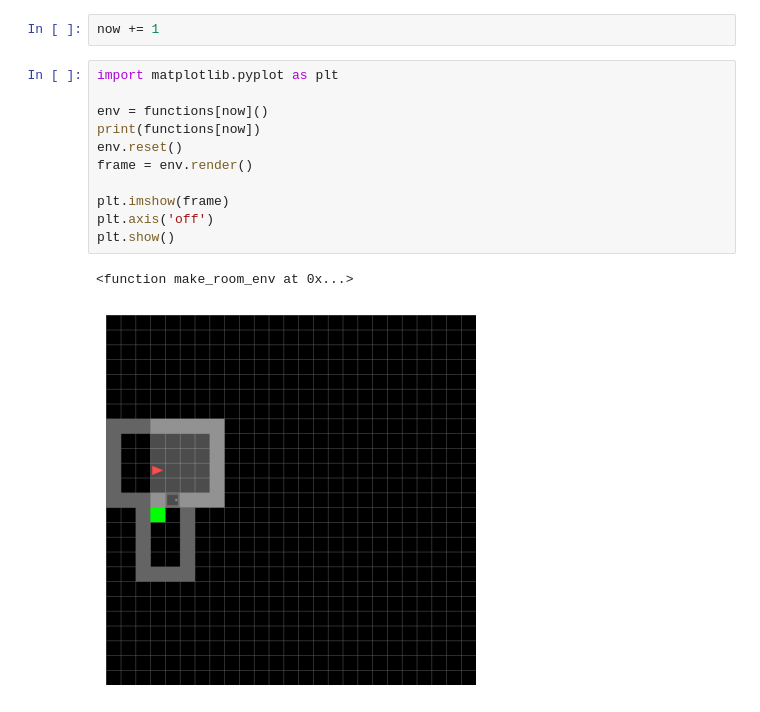
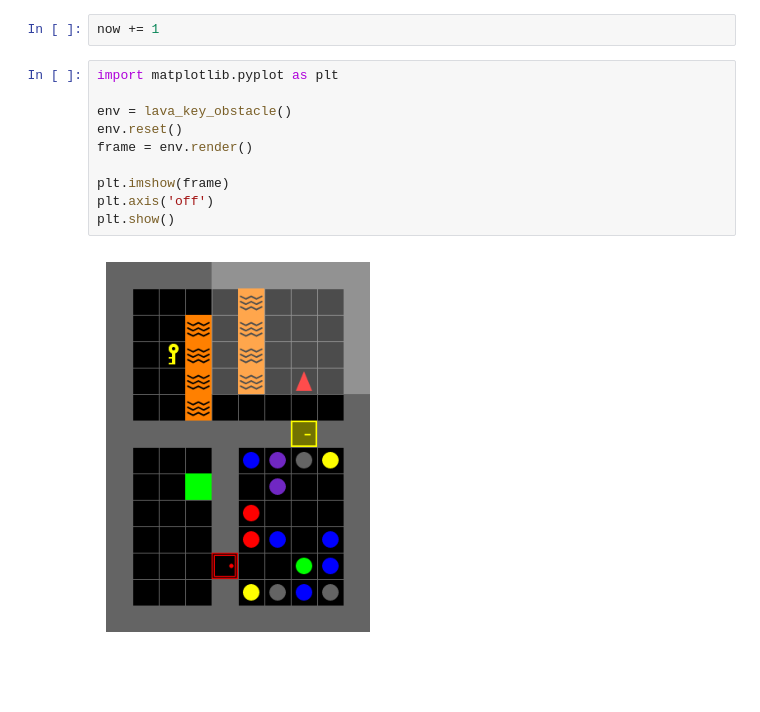
Before and after one commit to FelixDobro/Curriculum, a Jupyter notebook: dungeon.ipynb, the cells around one changed output. Drawn from its saved outputs; the diff is of its cells as text; blank space fills up the shorter version.

```diff
--- a/dungeon.ipynb
+++ b/dungeon.ipynb
@@ -1215,14 +1219,12 @@ now += 1
 # %%
 import matplotlib.pyplot as plt
 
-env = functions[now]()
-print(functions[now])
+env = lava_key_obstacle()
 env.reset()
 frame = env.render()
 
 plt.imshow(frame)
 plt.axis('off')
 plt.show()
 # %% [output]
-<function make_room_env at 0x...>
-[figure, old version]
+[figure, new version]
```
Also changed, not shown: parts of 5 cells of this notebook, 3 other files.
